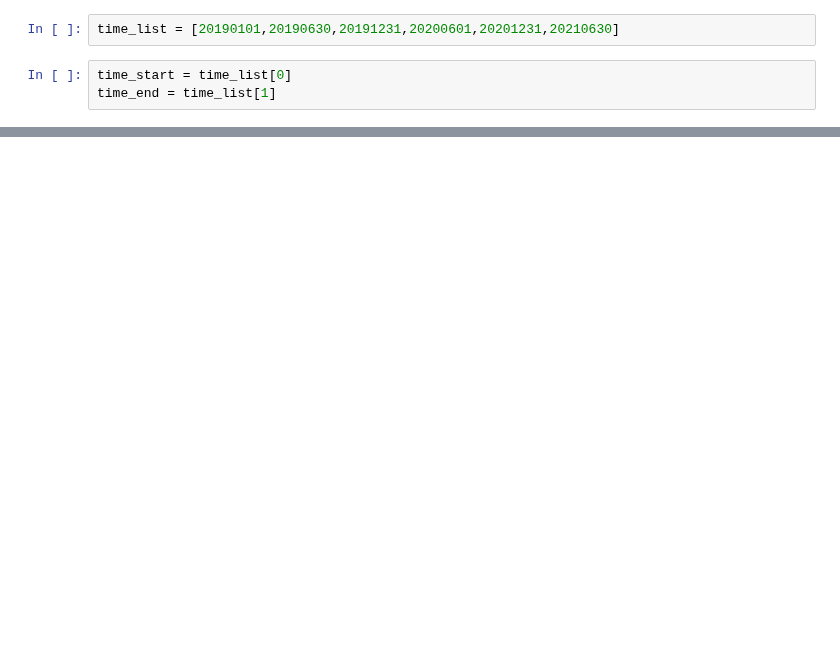
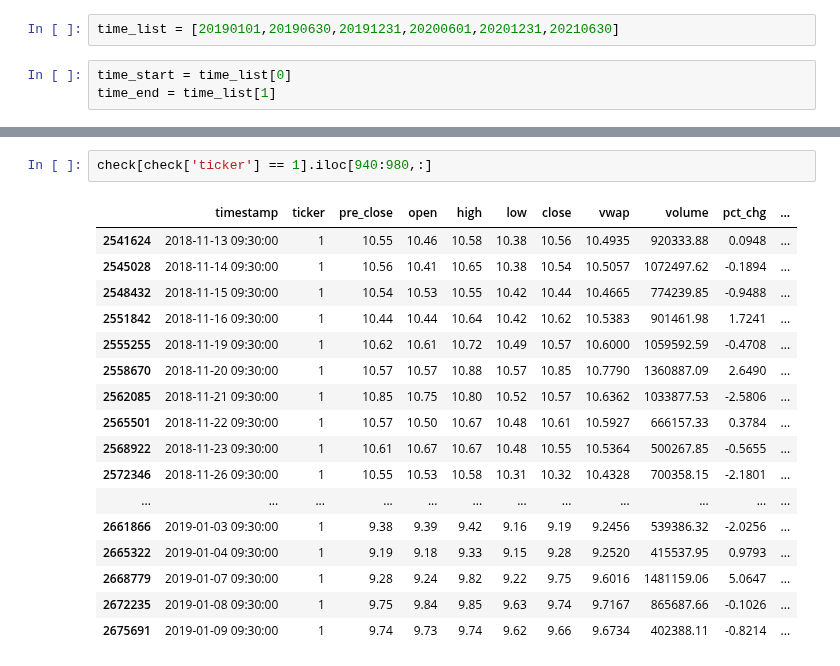
Before and after one commit to June24-Wu/Shannon, a Jupyter notebook: AlphaNet/12.08/Read_Data.ipynb, the cells around one changed output, grey strips where cells are left out. Drawn from its saved outputs; the diff is of its cells as text; blank space fills up the shorter version.

```diff
--- a/AlphaNet/12.08/Read_Data.ipynb
+++ b/AlphaNet/12.08/Read_Data.ipynb
@@ -55,0 +76,20 @@ dataframe_list
+# %%
+check[check['ticker'] == 1].iloc[940:980,:]
+# %% [output]
+|  | timestamp | ticker | pre_close | open | high | low | close | vwap | volume | pct_chg | ... |
+| 2541624 | 2018-11-13 09:30:00 | 1 | 10.55 | 10.46 | 10.58 | 10.38 | 10.56 | 10.4935 | 920333.88 | 0.0948 | ... |
+| 2545028 | 2018-11-14 09:30:00 | 1 | 10.56 | 10.41 | 10.65 | 10.38 | 10.54 | 10.5057 | 1072497.62 | -0.1894 | ... |
+| 2548432 | 2018-11-15 09:30:00 | 1 | 10.54 | 10.53 | 10.55 | 10.42 | 10.44 | 10.4665 | 774239.85 | -0.9488 | ... |
+| 2551842 | 2018-11-16 09:30:00 | 1 | 10.44 | 10.44 | 10.64 | 10.42 | 10.62 | 10.5383 | 901461.98 | 1.7241 | ... |
+| 2555255 | 2018-11-19 09:30:00 | 1 | 10.62 | 10.61 | 10.72 | 10.49 | 10.57 | 10.6000 | 1059592.59 | -0.4708 | ... |
+| 2558670 | 2018-11-20 09:30:00 | 1 | 10.57 | 10.57 | 10.88 | 10.57 | 10.85 | 10.7790 | 1360887.09 | 2.6490 | ... |
+| 2562085 | 2018-11-21 09:30:00 | 1 | 10.85 | 10.75 | 10.80 | 10.52 | 10.57 | 10.6362 | 1033877.53 | -2.5806 | ... |
+| 2565501 | 2018-11-22 09:30:00 | 1 | 10.57 | 10.50 | 10.67 | 10.48 | 10.61 | 10.5927 | 666157.33 | 0.3784 | ... |
+| 2568922 | 2018-11-23 09:30:00 | 1 | 10.61 | 10.67 | 10.67 | 10.48 | 10.55 | 10.5364 | 500267.85 | -0.5655 | ... |
+| 2572346 | 2018-11-26 09:30:00 | 1 | 10.55 | 10.53 | 10.58 | 10.31 | 10.32 | 10.4328 | 700358.15 | -2.1801 | ... |
+| ... | ... | ... | ... | ... | ... | ... | ... | ... | ... | ... | ... |
+| 2661866 | 2019-01-03 09:30:00 | 1 | 9.38 | 9.39 | 9.42 | 9.16 | 9.19 | 9.2456 | 539386.32 | -2.0256 | ... |
+| 2665322 | 2019-01-04 09:30:00 | 1 | 9.19 | 9.18 | 9.33 | 9.15 | 9.28 | 9.2520 | 415537.95 | 0.9793 | ... |
+| 2668779 | 2019-01-07 09:30:00 | 1 | 9.28 | 9.24 | 9.82 | 9.22 | 9.75 | 9.6016 | 1481159.06 | 5.0647 | ... |
+| 2672235 | 2019-01-08 09:30:00 | 1 | 9.75 | 9.84 | 9.85 | 9.63 | 9.74 | 9.7167 | 865687.66 | -0.1026 | ... |
+| 2675691 | 2019-01-09 09:30:00 | 1 | 9.74 | 9.73 | 9.74 | 9.62 | 9.66 | 9.6734 | 402388.11 | -0.8214 | ... |
```
Also changed, not shown: parts of 8 cells of this notebook, 2 other files.
